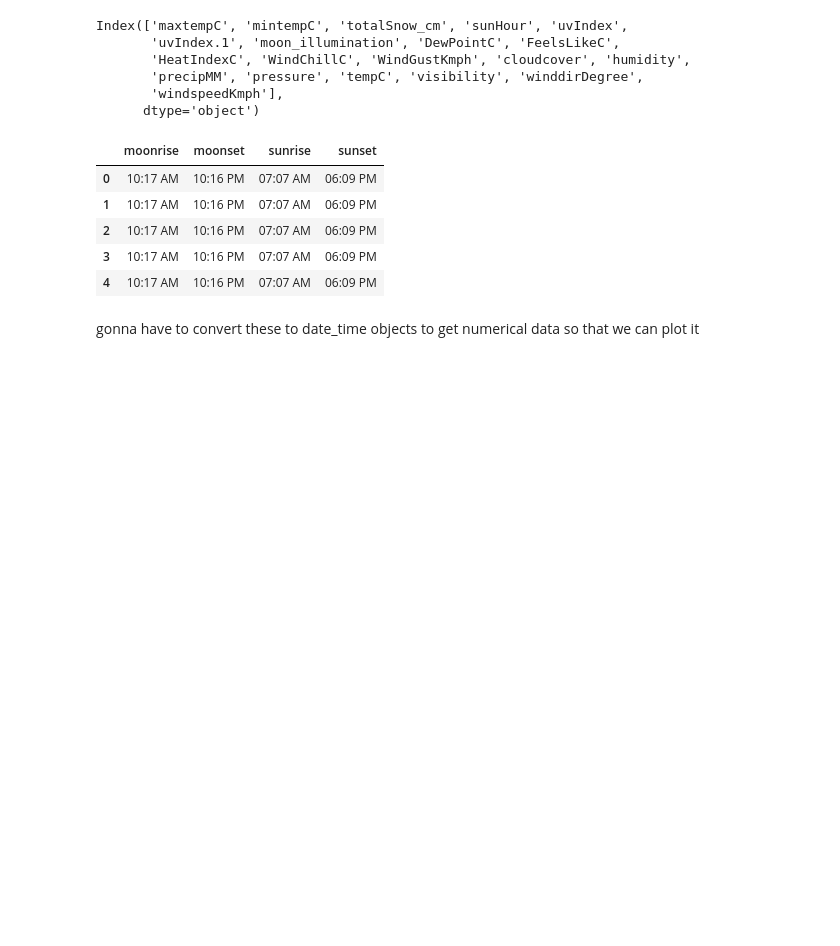
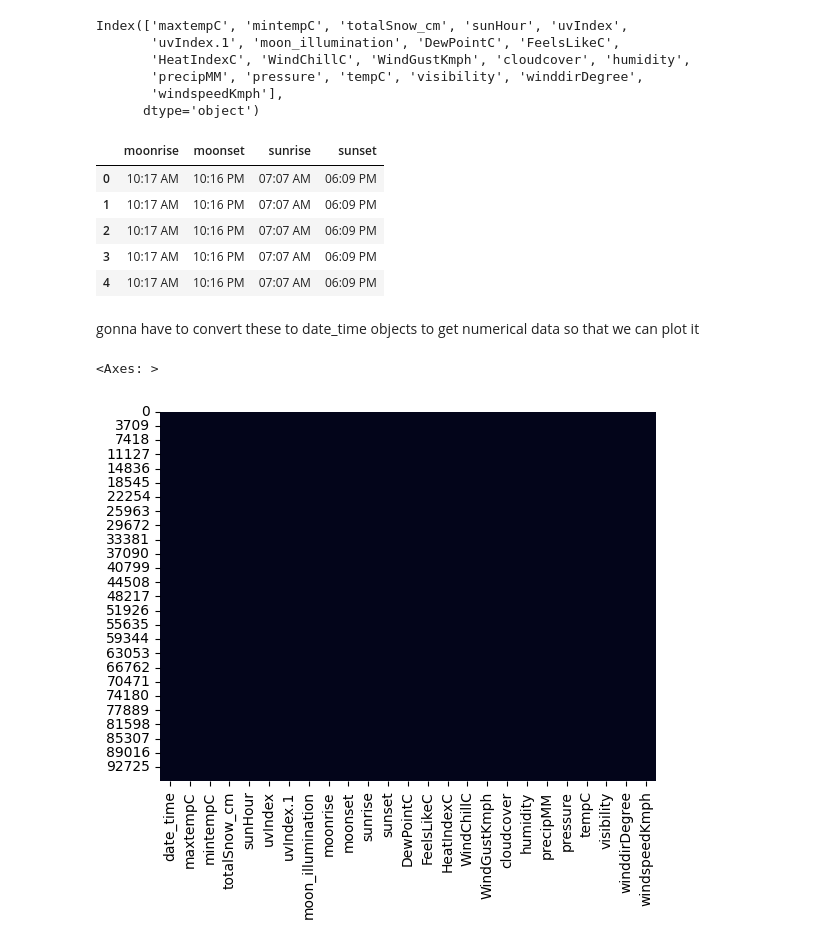
Before and after one commit to ShashwatAwate/pune-weather-forcasting, a Jupyter notebook: src/data/eda.ipynb, the cells around one changed output. Saved outputs shown, nothing was run; the diff lists cells and outputs as text; code cells hidden in the pictures; blank space fills up the shorter version.

```diff
--- a/src/data/eda.ipynb
+++ b/src/data/eda.ipynb
@@ -73,3 +71,9 @@ cat_features.head()
 | 4 | 10:17 AM | 10:16 PM | 07:07 AM | 06:09 PM |
 # %% [markdown]
 gonna have to convert these to date_time objects to get numerical data so that we can plot it
+# %%
+ax = plt.axes()
+sns.heatmap(df.isna(),cbar=False,ax=ax)
+# %% [output]
+<Axes: >
+[figure, added]
```
Also changed, not shown: parts of 5 cells of this notebook.
